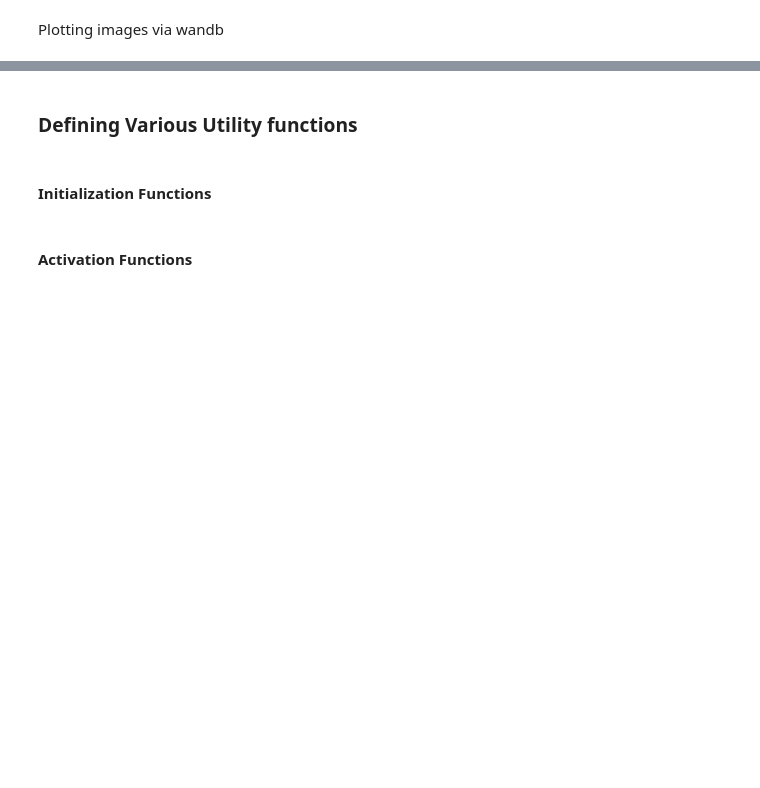
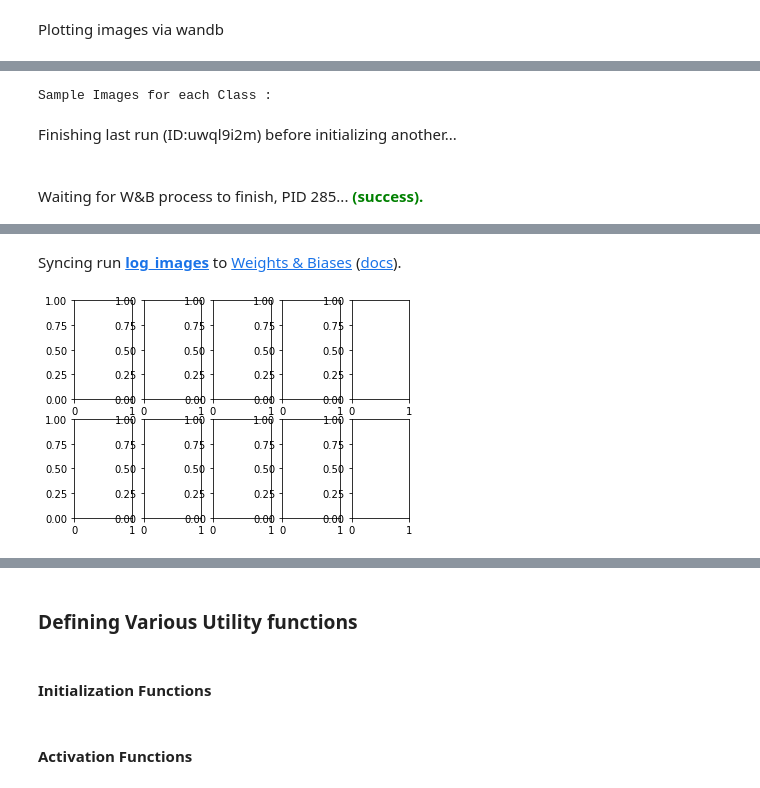
Before and after one commit to safikhanSoofiyani/Back-Propagation-from-scratch, a Jupyter notebook: CS6910_Assignment1.ipynb, the cells around one changed output, grey strips where cells are left out. Saved outputs shown, nothing was run; the diff lists cells and outputs as text; code cells hidden in the pictures; blank space fills up the shorter version.

```diff
--- a/CS6910_Assignment1.ipynb
+++ b/CS6910_Assignment1.ipynb
@@ -174,0 +168,19 @@ Waiting for W&B process to finish, PID 221... (success).
+# %%
+(x_train, y_train), (x_test, y_test) = fashion_mnist.load_data()
+class_type = ['T-shirt/top', 'Trouser', 'Pullover', 'Dress', 'Coat','Sandal', 'Shirt', 'Sneaker', 'Bag', 'Ankle boot']
+# %%
+print("Sample Images for each Class :")
+class_list=list()
+wandb.init(entity="safikhan",project="trial 1", name="log_images")
+
+for i in range(10):
+  plt.subplot(2,5,i+1)
+  for j in range(len(y_train)):
+    if y_train[j] == i :
+        wandb.log({"img": [wandb.Image(x_train[j], caption=class_type[y_train[j]])]})
+        class_list.append(class_type[y_train[j]])
+        break
+# %% [output]
+Sample Images for each Class :
+Finishing last run (ID:uwql9i2m) before initializing another...
+Waiting for W&B process to finish, PID 285... (success).
@@ -175,2 +189,4 @@ Waiting for W&B process to finish, PID 221... (success).
+Syncing run log_images to Weights & Biases (docs).
+[figure, added]
 # %%
 X_train, X_val, X_test, y_train, y_val, y_test, labels = prepare_data()
```
Also changed, not shown: parts of 8 cells of this notebook.
